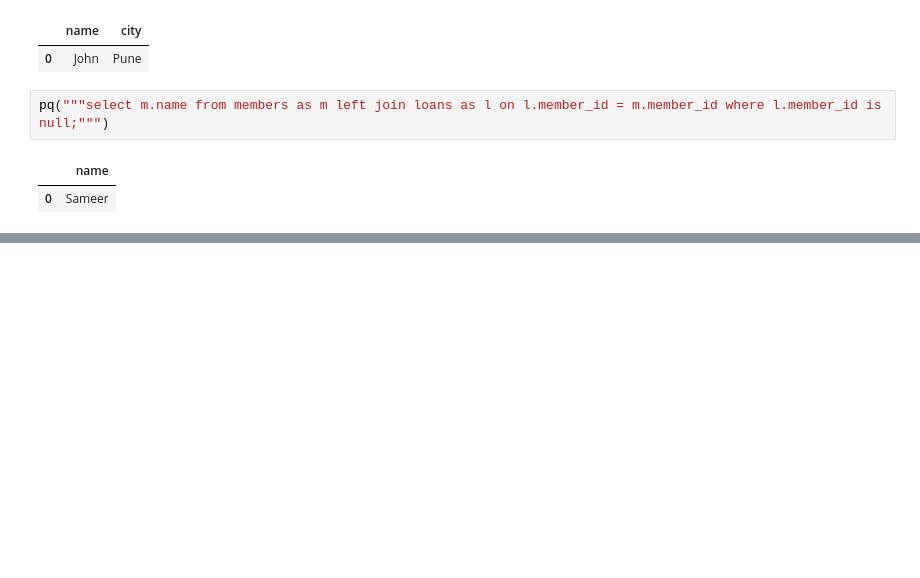
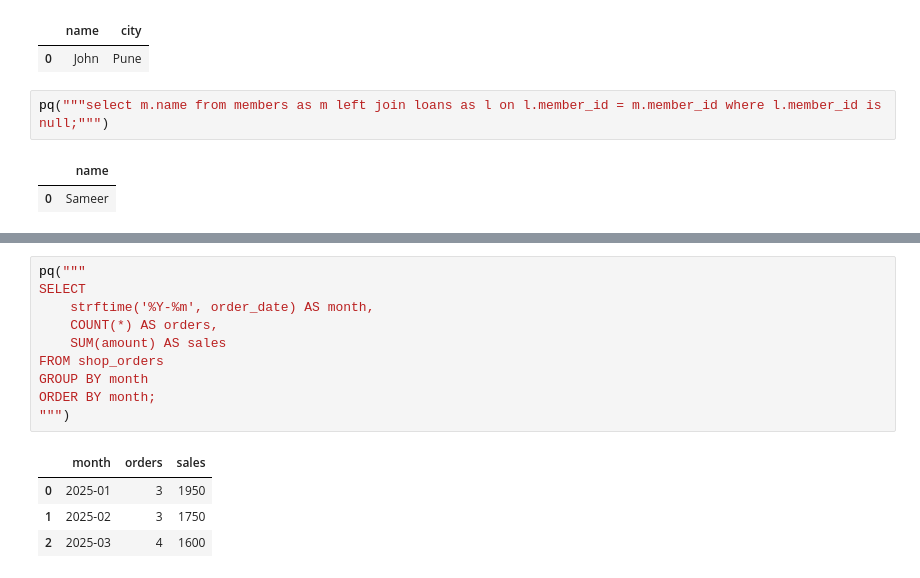
Before and after one commit to muhsinbca25dbi-lab/airtel_telecom_analysis, a Jupyter notebook: notebooks/verify_handover.ipynb, the cells around one changed output, grey strips where cells are left out. Drawn from its saved outputs; the diff is of its cells as text; blank space fills up the shorter version.

```diff
--- a/notebooks/verify_handover.ipynb
+++ b/notebooks/verify_handover.ipynb
@@ -140,0 +179,15 @@ pq("""select m.name from members as m left join loans as l on l.member_id = m.me
+# %%
+pq("""
+SELECT
+    strftime('%Y-%m', order_date) AS month,
+    COUNT(*) AS orders,
+    SUM(amount) AS sales
+FROM shop_orders
+GROUP BY month
+ORDER BY month;
+""")
+# %% [output]
+|  | month | orders | sales |
+| 0 | 2025-01 | 3 | 1950 |
+| 1 | 2025-02 | 3 | 1750 |
+| 2 | 2025-03 | 4 | 1600 |
```
Also changed, not shown: parts of 8 cells of this notebook, 4 other files.
